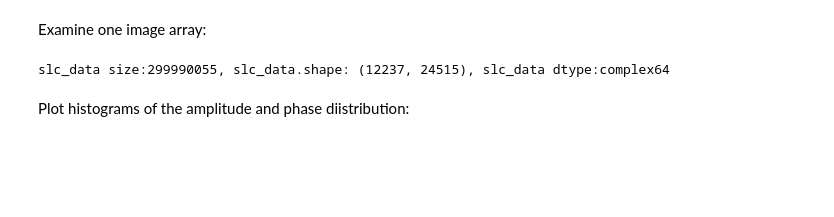
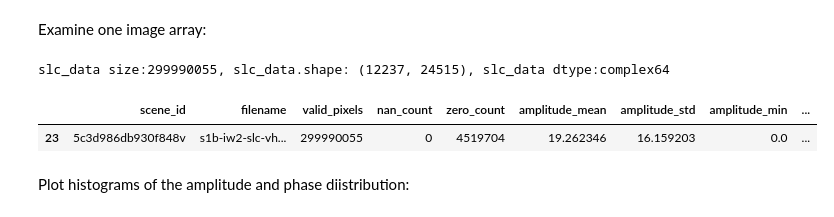
Before and after one commit to pmillitz/SARship-detect, a Jupyter notebook: working/SARFish_Project.ipynb, the cells around one changed output. Drawn from its saved outputs; the diff is of its cells as text; code cells hidden in the pictures; blank space fills up the shorter version.

```diff
--- a/working/SARFish_Project.ipynb
+++ b/working/SARFish_Project.ipynb
@@ -151,6 +148,12 @@ slc_data = np.load('/mnt/h/SARFISH/SLC/validation/arrays/s1b-iw2-slc-vh-20200803
 print(f"slc_data size:{slc_data.size}, slc_data.shape: {slc_data.shape}, slc_data dtype:{slc_data.dtype}")
 # %% [output]
 slc_data size:299990055, slc_data.shape: (12237, 24515), slc_data dtype:complex64
+# %%
+# Display the image stats
+df_display[(df_display["scene_id"] == "5c3d986db930f848v") & (df_display["filename"].str[:7] == "s1b-iw2")]
+# %% [output]
+|  | scene_id | filename | valid_pixels | nan_count | zero_count | amplitude_mean | amplitude_std | amplitude_min | ... |
+| 23 | 5c3d986db930f848v | s1b-iw2-slc-vh... | 299990055 | 0 | 4519704 | 19.262346 | 16.159203 | 0.0 | ... |
 # %% [markdown]
 Plot histograms of the amplitude and phase diistribution:
 # %%
```
Also changed, not shown: parts of 34 cells of this notebook.
